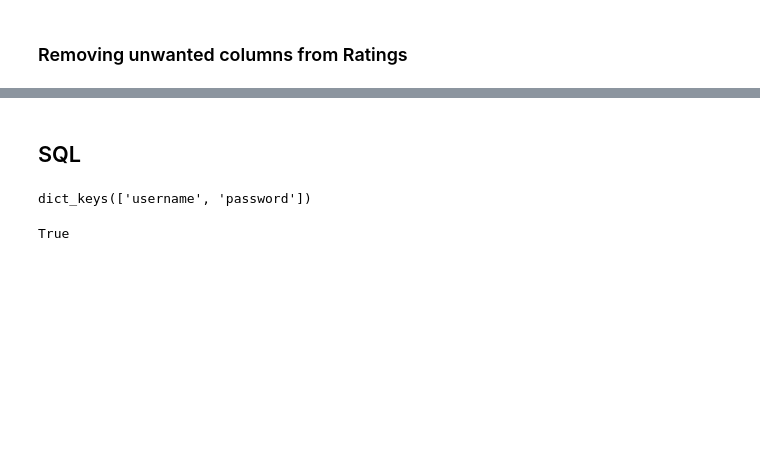
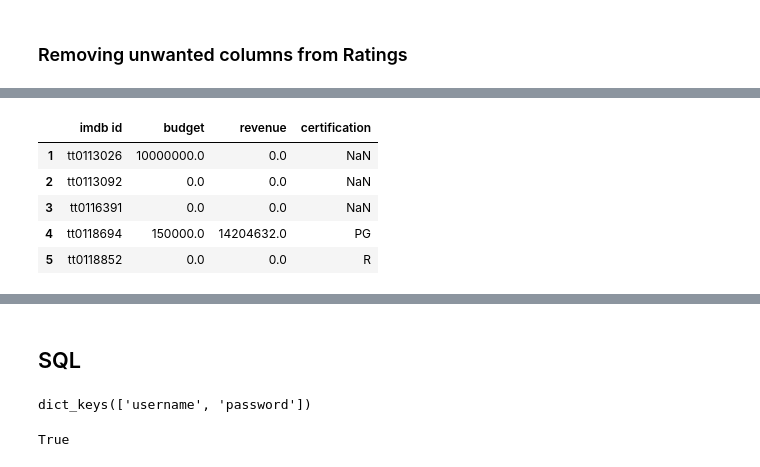
Before and after one commit to Luz-Dobbins/Movie-Database, a Jupyter notebook: Project 3 Part 3.ipynb, the cells around one changed output, grey strips where cells are left out. Drawn from its saved outputs; the diff is of its cells as text; code cells hidden in the pictures; blank space fills up the shorter version.

```diff
--- a/Project 3 Part 3.ipynb
+++ b/Project 3 Part 3.ipynb
@@ -221,3 +221,13 @@ tmdb_api
+# %%
+tmdb_api = tmdb_api.rename(columns ={'imdb_id':'imdb id'})
+tmdb_api.head()
+# %% [output]
+|  | imdb id | budget | revenue | certification |
+| 1 | tt0113026 | 10000000.0 | 0.0 | NaN |
+| 2 | tt0113092 | 0.0 | 0.0 | NaN |
+| 3 | tt0116391 | 0.0 | 0.0 | NaN |
+| 4 | tt0118694 | 150000.0 | 14204632.0 | PG |
+| 5 | tt0118852 | 0.0 | 0.0 | R |
 # %%
 tmdb_api = tmdb_api.reset_index(drop=True)
 tmdb_api
```
Also changed, not shown: parts of 19 cells of this notebook, 22 other files.
